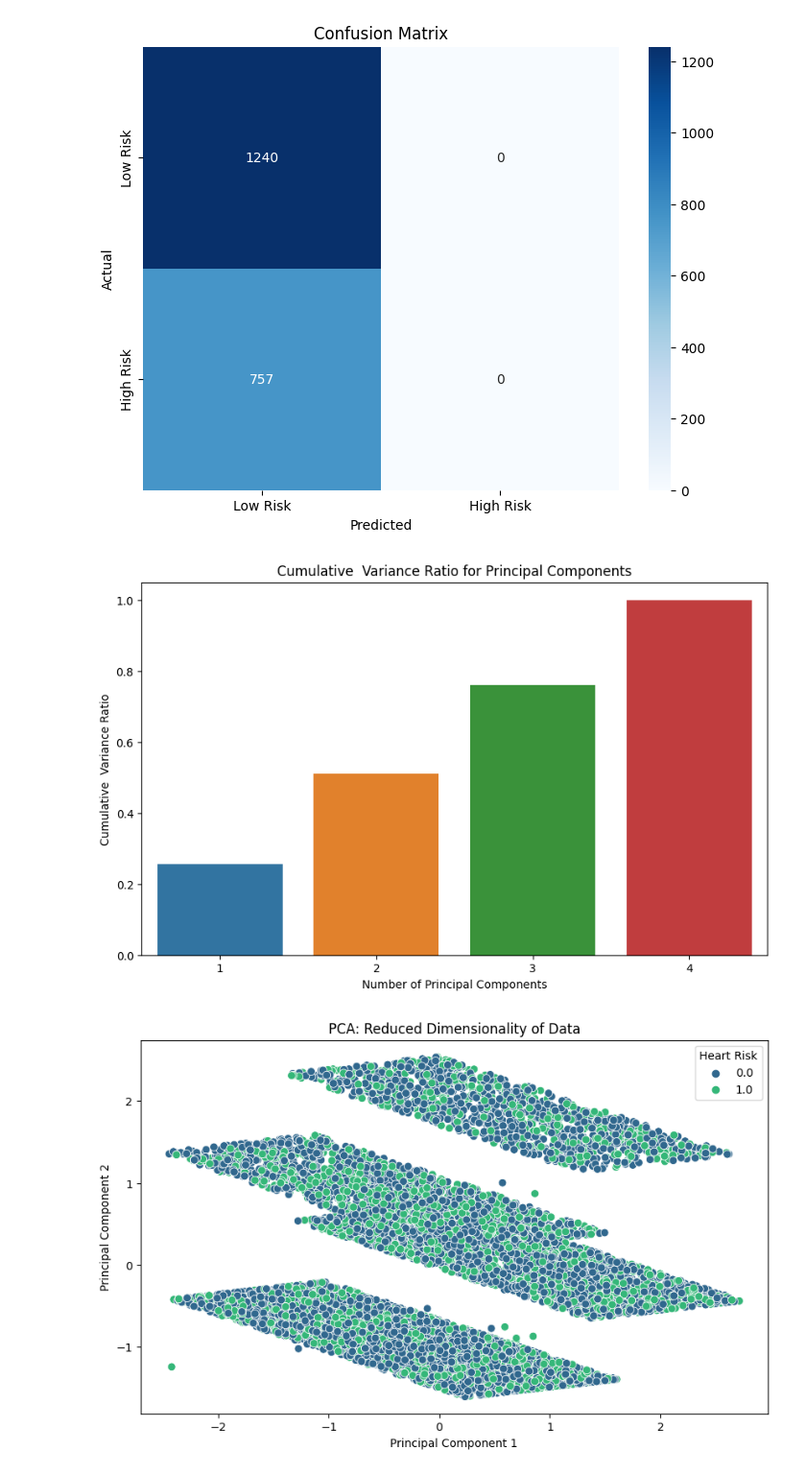
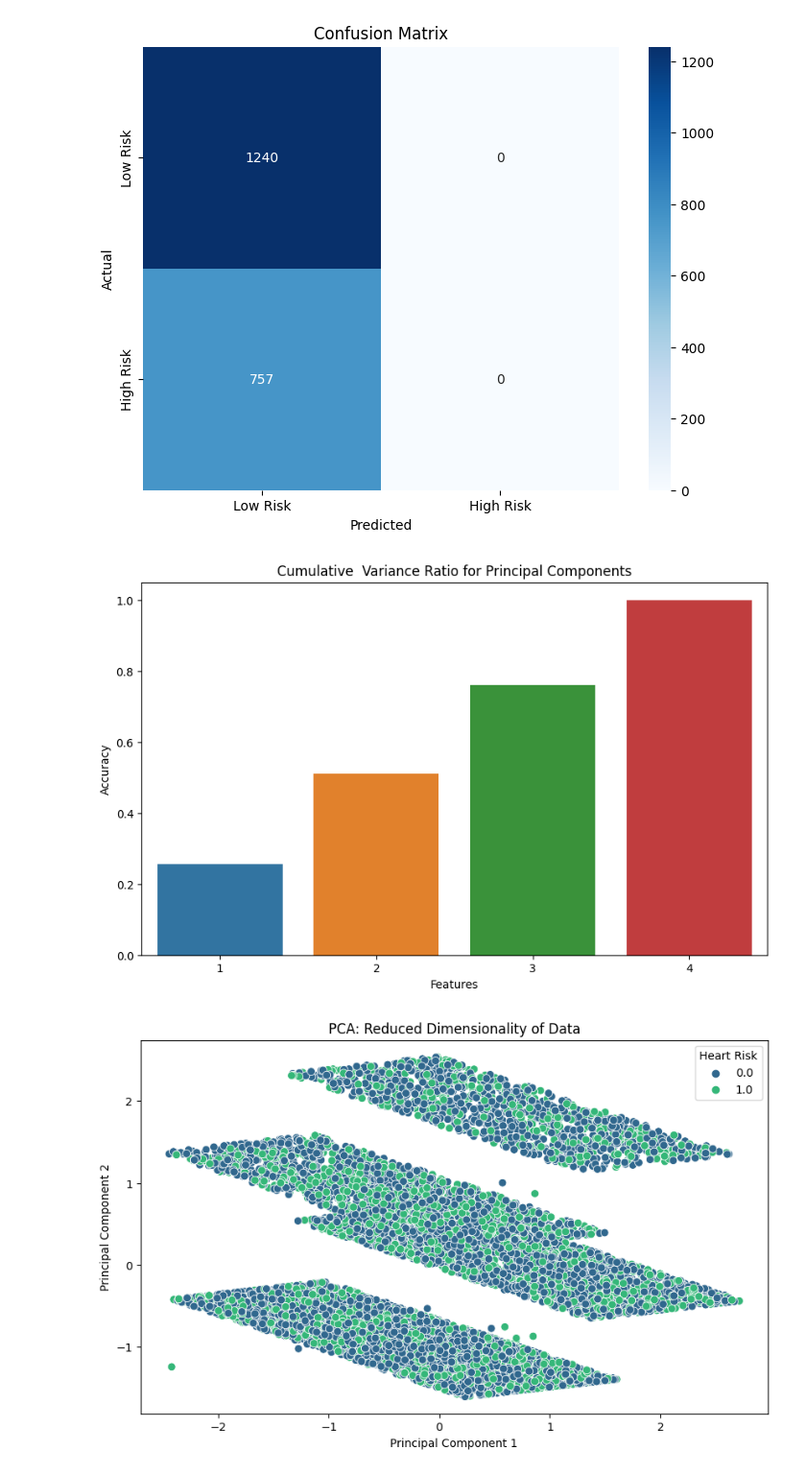
Before and after one commit to Pathin220/4105_Project, a Jupyter notebook: Project_Complete_Classic_ML.ipynb, the cells around one changed output. Shown at 96% size. Saved outputs shown, nothing was run; the diff lists cells and outputs as text; code cells hidden in the pictures.

```diff
--- a/Project_Complete_Classic_ML.ipynb
+++ b/Project_Complete_Classic_ML.ipynb
@@ -510,29 +327,29 @@ Confusion Matrix for Gaussian Naive Bayes:
 # %%
 # Handle missing values
 imputer = SimpleImputer(strategy='mean')
 heart_attack_imputed = pd.DataFrame(imputer.fit_transform(heart_attack), columns=heart_attack.columns)
 
 # Extract features and target
 X = heart_attack_imputed[['Sex', 'Age', 'Blood Pressure', 'Country']]
 y = heart_attack_imputed['Heart Risk']
 
 # Normalize data using Standard Scaler
 scaler = StandardScaler()
 X_scaled = scaler.fit_transform(X)
 
 # Apply PCA
 pca = PCA()
 X_pca = pca.fit_transform(X_scaled)
 
 # Plot the explained variance ratio
 plt.figure(figsize=(10, 6))
 sns.barplot(x=np.arange(1, pca.n_components_ + 1), y=np.cumsum(pca.explained_variance_ratio_))
 plt.title('Cumulative  Variance Ratio for Principal Components')
-plt.xlabel('Number of Principal Components')
-plt.ylabel('Cumulative  Variance Ratio')
+plt.xlabel('Features')
+plt.ylabel('Accuracy')
 plt.show()
 # %% [output]
-[figure, old version]
+[figure, new version]
 # %%
 # Standardize the data for k-means clustering
 scaler_kmeans = StandardScaler()
```
Also changed, not shown: parts of 8 cells of this notebook.
